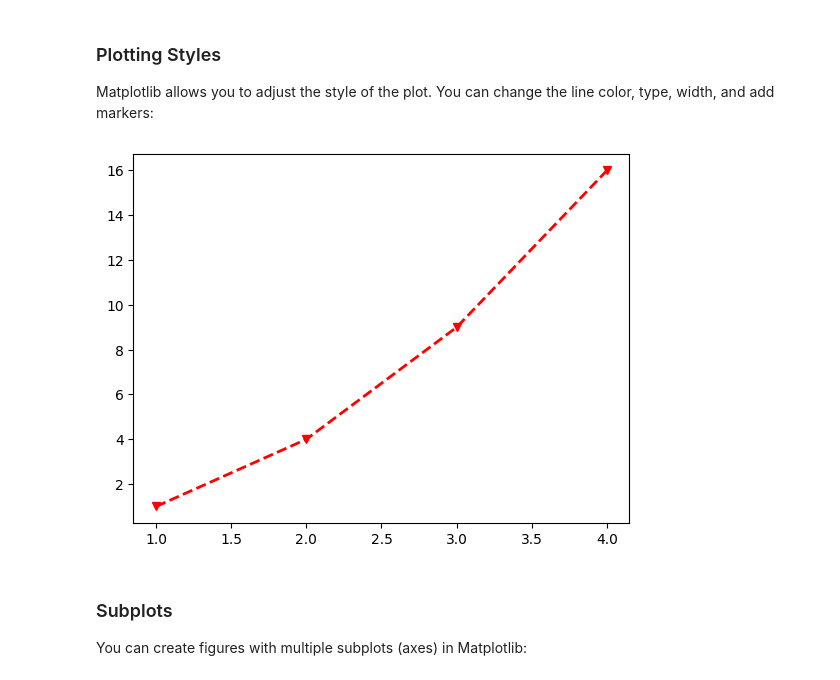
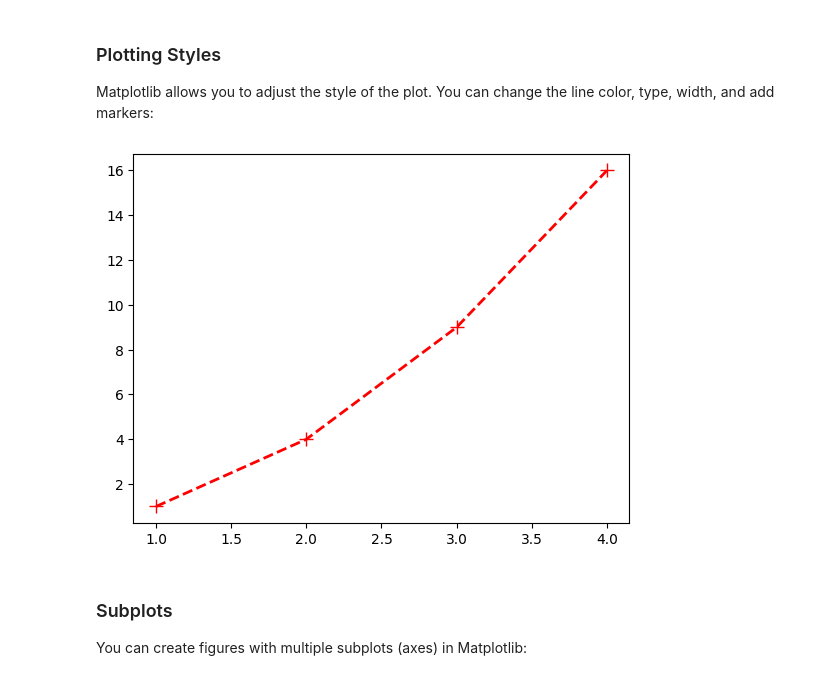
Before and after one commit to Naviden/basic_python_visualization, a Jupyter notebook: An Introduction to Matplotlib.ipynb, the cells around one changed output. Saved outputs shown, nothing was run; the diff lists cells and outputs as text; code cells hidden in the pictures.

```diff
--- a/An Introduction to Matplotlib.ipynb
+++ b/An Introduction to Matplotlib.ipynb
@@ -80,10 +80,10 @@ plt.show()
 
 Matplotlib allows you to adjust the style of the plot. You can change the line color, type, width, and add markers:
 # %%
-plt.plot(x, y, color='red', linestyle='--', linewidth=2, marker='v')
+plt.plot(x, y, color='red', linestyle='--', linewidth=2, marker='+', markersize=10)
 plt.show()
 # %% [output]
-[figure, old version]
+[figure, new version]
 # %% [markdown]
 ### Subplots
 
```
Also changed, not shown: parts of 1 cell of this notebook, 3 other files.
